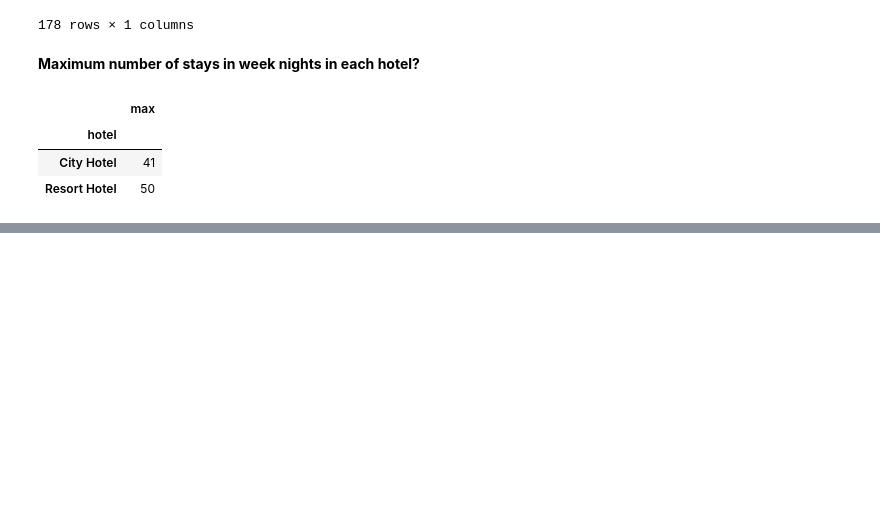
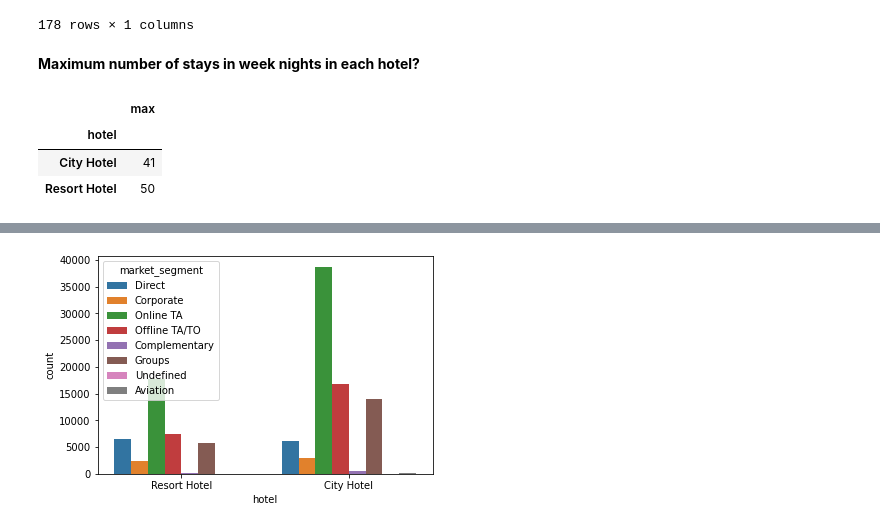
Before and after one commit to abhilashs1/Hotel_booking, a Jupyter notebook: HotelBookings.ipynb, the cells around one changed output, grey strips where cells are left out. Drawn from its saved outputs; the diff is of its cells as text; code cells hidden in the pictures; blank space fills up the shorter version.

```diff
--- a/HotelBookings.ipynb
+++ b/HotelBookings.ipynb
@@ -564,0 +595,4 @@ df.groupby(["hotel"])["stays_in_week_nights"].agg(["max"])
+# %%
+sns.countplot(x = "hotel", hue = "market_segment", data = df);
+# %% [output]
+[figure, added]
```
Also changed, not shown: parts of 5 cells of this notebook.
